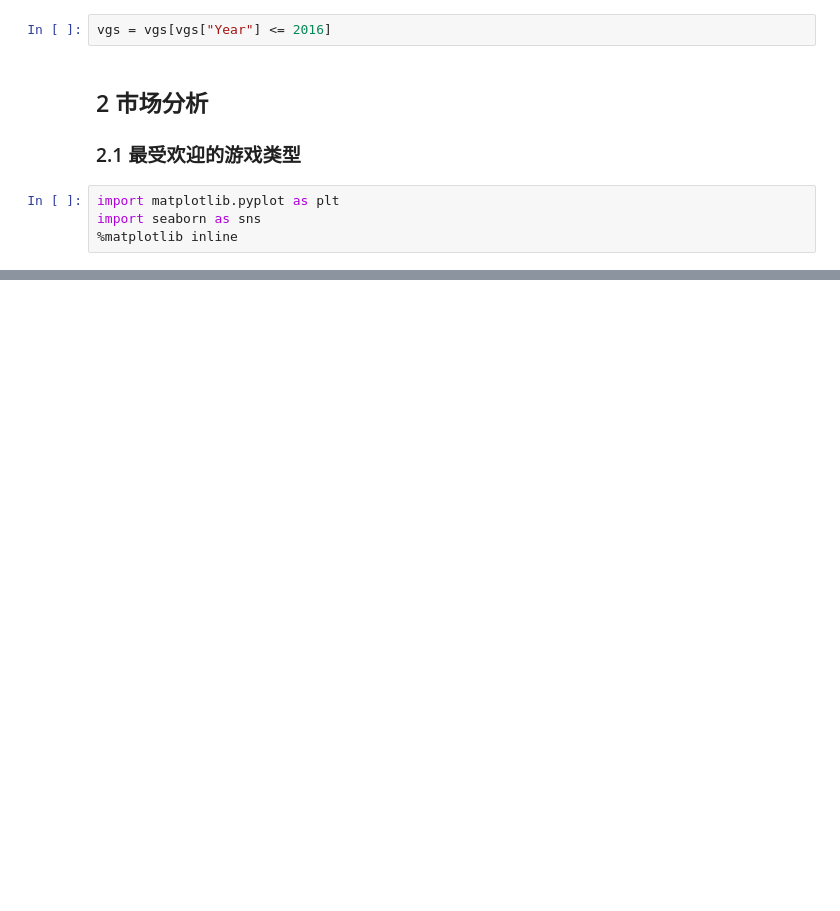
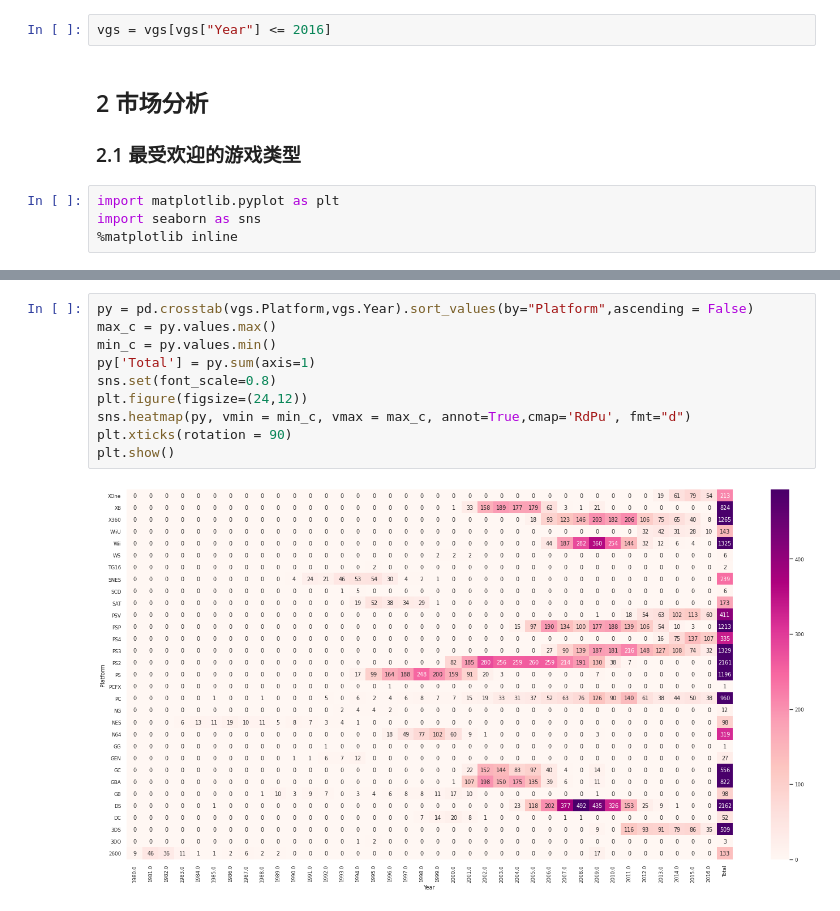
Before and after one commit to PluckySaltyfish/DataMiningClass, a Jupyter notebook: Assignment9/vgs.ipynb, the cells around one changed output, grey strips where cells are left out. Drawn from its saved outputs; the diff is of its cells as text; blank space fills up the shorter version.

```diff
--- a/Assignment9/vgs.ipynb
+++ b/Assignment9/vgs.ipynb
@@ -162,0 +176,12 @@ plt.show()
+# %%
+py = pd.crosstab(vgs.Platform,vgs.Year).sort_values(by="Platform",ascending = False)
+max_c = py.values.max()
+min_c = py.values.min()
+py['Total'] = py.sum(axis=1)
+sns.set(font_scale=0.8)
+plt.figure(figsize=(24,12))
+sns.heatmap(py, vmin = min_c, vmax = max_c, annot=True,cmap='RdPu', fmt="d")
+plt.xticks(rotation = 90)
+plt.show()
+# %% [output]
+[figure, added]
```
Also changed, not shown: parts of 29 cells of this notebook.
